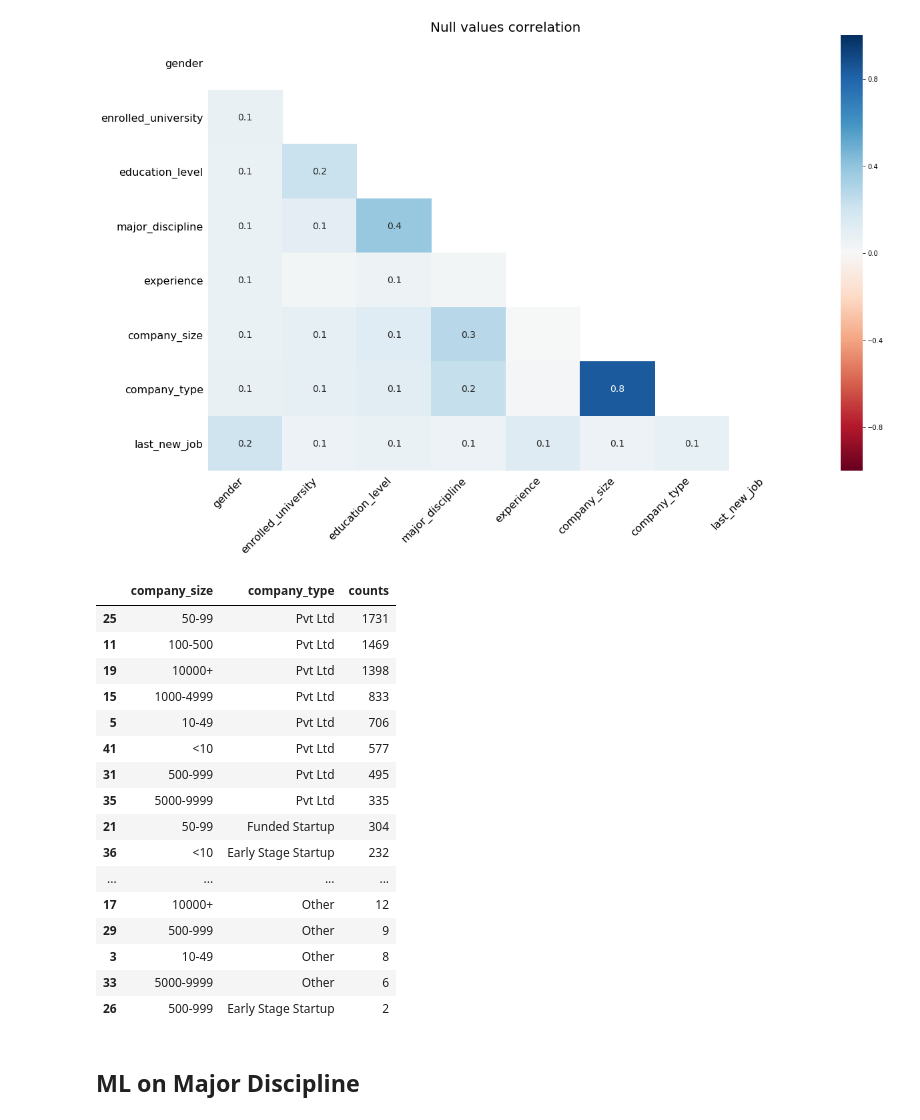
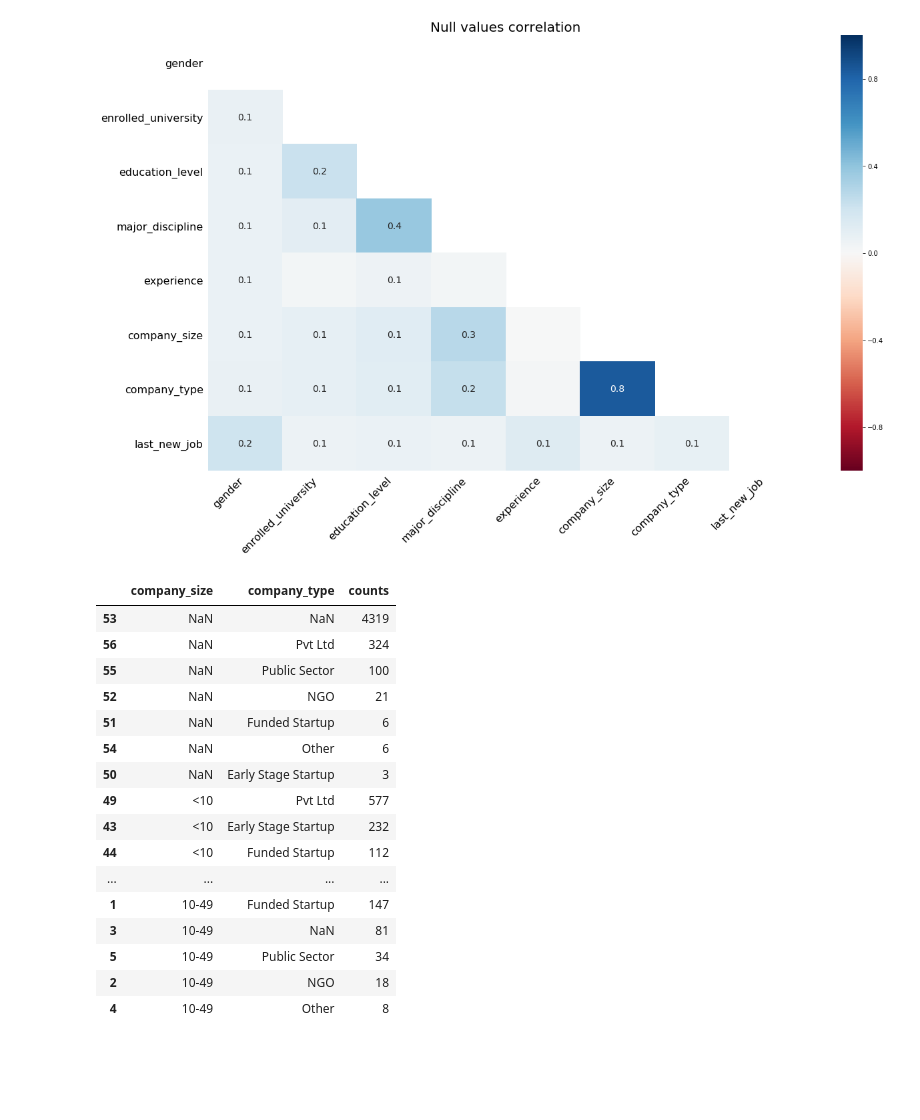
Before and after one commit to miritzk/ML_course, a Jupyter notebook: ML_Analysis.ipynb, the cells around one changed output. Drawn from its saved outputs; the diff is of its cells as text; code cells hidden in the pictures; blank space fills up the shorter version.

```diff
--- a/ML_Analysis.ipynb
+++ b/ML_Analysis.ipynb
@@ -646,27 +789,27 @@ plt.show()
 # %% [output]
 [figure]
 # %%
+# find the most popular type for each size
 train[['company_size', 'company_type']]
-comp_size_type = train.groupby(['company_size', 'company_type']).size().reset_index(name='counts')
-comp_size_type.sort_values(['counts'], ascending=False, inplace=True)
+comp_size_type = train.fillna("NaN").groupby(['company_size', 'company_type']).size().reset_index(name='counts')
+comp_size_type.sort_values(['company_size', 'counts'], ascending=False, inplace=True)
 comp_size_type
+# Pvt Ltd for all
 # %% [output]
 |  | company_size | company_type | counts |
-| 25 | 50-99 | Pvt Ltd | 1731 |
-| 11 | 100-500 | Pvt Ltd | 1469 |
-| 19 | 10000+ | Pvt Ltd | 1398 |
-| 15 | 1000-4999 | Pvt Ltd | 833 |
-| 5 | 10-49 | Pvt Ltd | 706 |
-| 41 | <10 | Pvt Ltd | 577 |
-| 31 | 500-999 | Pvt Ltd | 495 |
-| 35 | 5000-9999 | Pvt Ltd | 335 |
-| 21 | 50-99 | Funded Startup | 304 |
-| 36 | <10 | Early Stage Startup | 232 |
+| 53 | NaN | NaN | 4319 |
+| 56 | NaN | Pvt Ltd | 324 |
+| 55 | NaN | Public Sector | 100 |
+| 52 | NaN | NGO | 21 |
+| 51 | NaN | Funded Startup | 6 |
+| 54 | NaN | Other | 6 |
+| 50 | NaN | Early Stage Startup | 3 |
+| 49 | <10 | Pvt Ltd | 577 |
+| 43 | <10 | Early Stage Startup | 232 |
+| 44 | <10 | Funded Startup | 112 |
 | ... | ... | ... | ... |
-| 17 | 10000+ | Other | 12 |
-| 29 | 500-999 | Other | 9 |
-| 3 | 10-49 | Other | 8 |
-| 33 | 5000-9999 | Other | 6 |
-| 26 | 500-999 | Early Stage Startup | 2 |
+| 1 | 10-49 | Funded Startup | 147 |
+| 3 | 10-49 | NaN | 81 |
+| 5 | 10-49 | Public Sector | 34 |
+| 2 | 10-49 | NGO | 18 |
+| 4 | 10-49 | Other | 8 |
-# %% [markdown]
-## ML on Major Discipline
```
Also changed, not shown: parts of 30 cells of this notebook.
